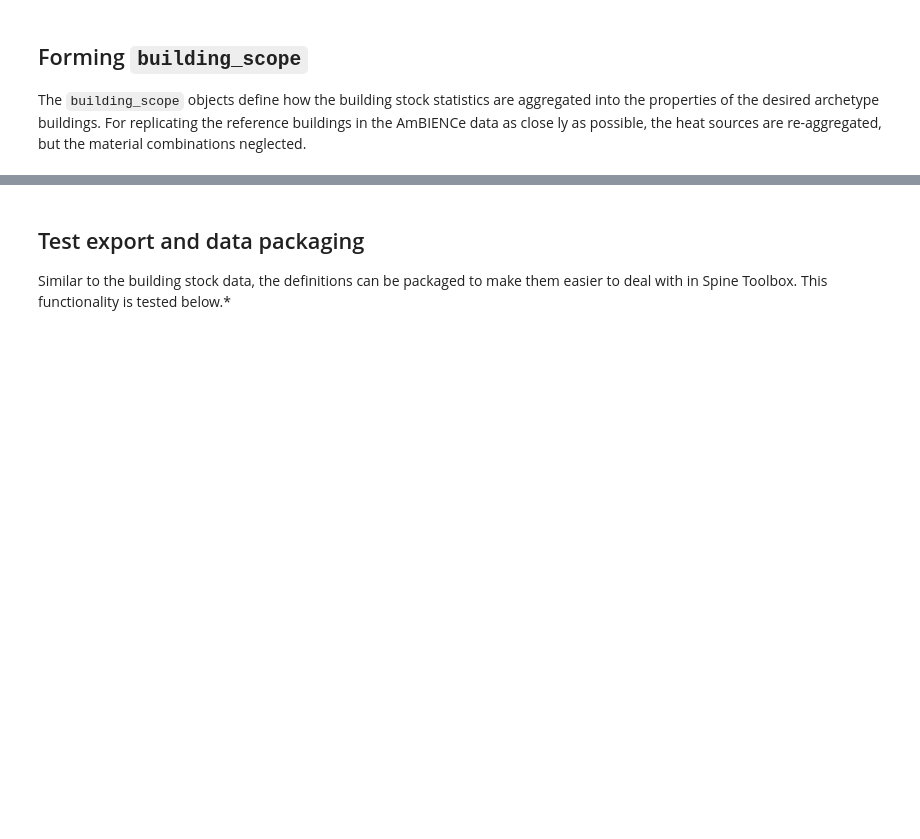
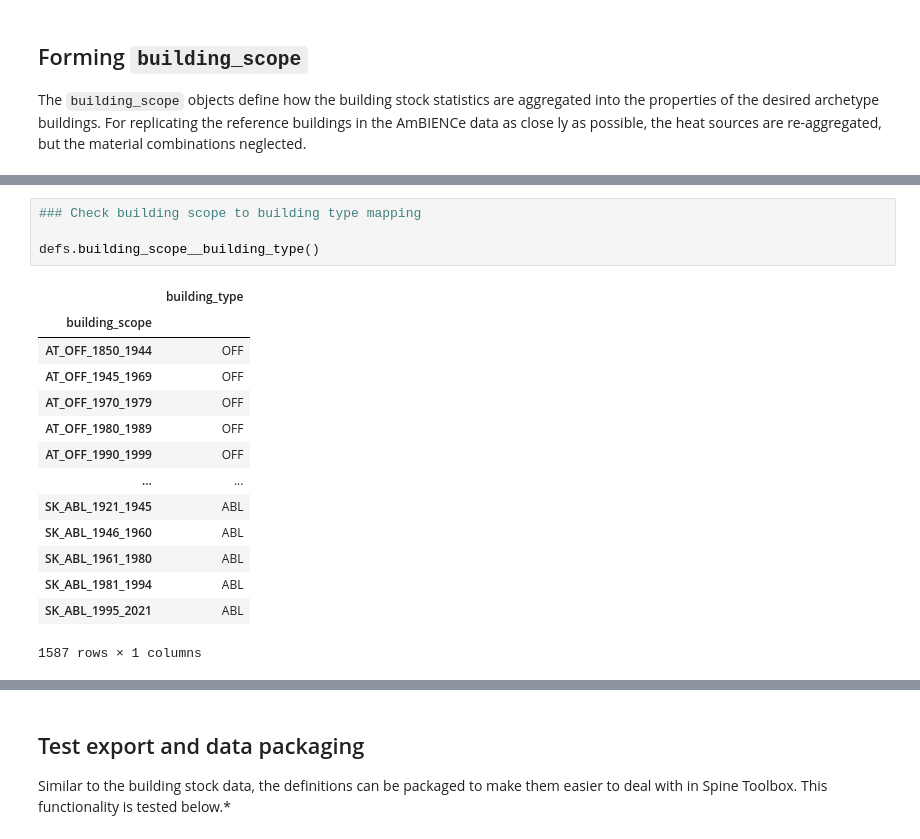
Before and after one commit to spine-tools/AmBIENCe2ABM, a Jupyter notebook: definitions_testscript.ipynb, the cells around one changed output, grey strips where cells are left out. Cells and saved outputs as stored; diff of their text form; blank space fills up the shorter version.

```diff
--- a/definitions_testscript.ipynb
+++ b/definitions_testscript.ipynb
@@ -118,3 +281,22 @@ defs.building_scope()
+# %%
+### Check building scope to building type mapping
+
+defs.building_scope__building_type()
+# %% [output]
+|  | building_type |
+| building_scope |  |
+| AT_OFF_1850_1944 | OFF |
+| AT_OFF_1945_1969 | OFF |
+| AT_OFF_1970_1979 | OFF |
+| AT_OFF_1980_1989 | OFF |
+| AT_OFF_1990_1999 | OFF |
+| ... | ... |
+| SK_ABL_1921_1945 | ABL |
+| SK_ABL_1946_1960 | ABL |
+| SK_ABL_1961_1980 | ABL |
+| SK_ABL_1981_1994 | ABL |
+| SK_ABL_1995_2021 | ABL |
+1587 rows × 1 columns
 # %%
 ### Check building scope to heat source mapping
 
```
Also changed, not shown: parts of 17 cells of this notebook, 1 other file.
